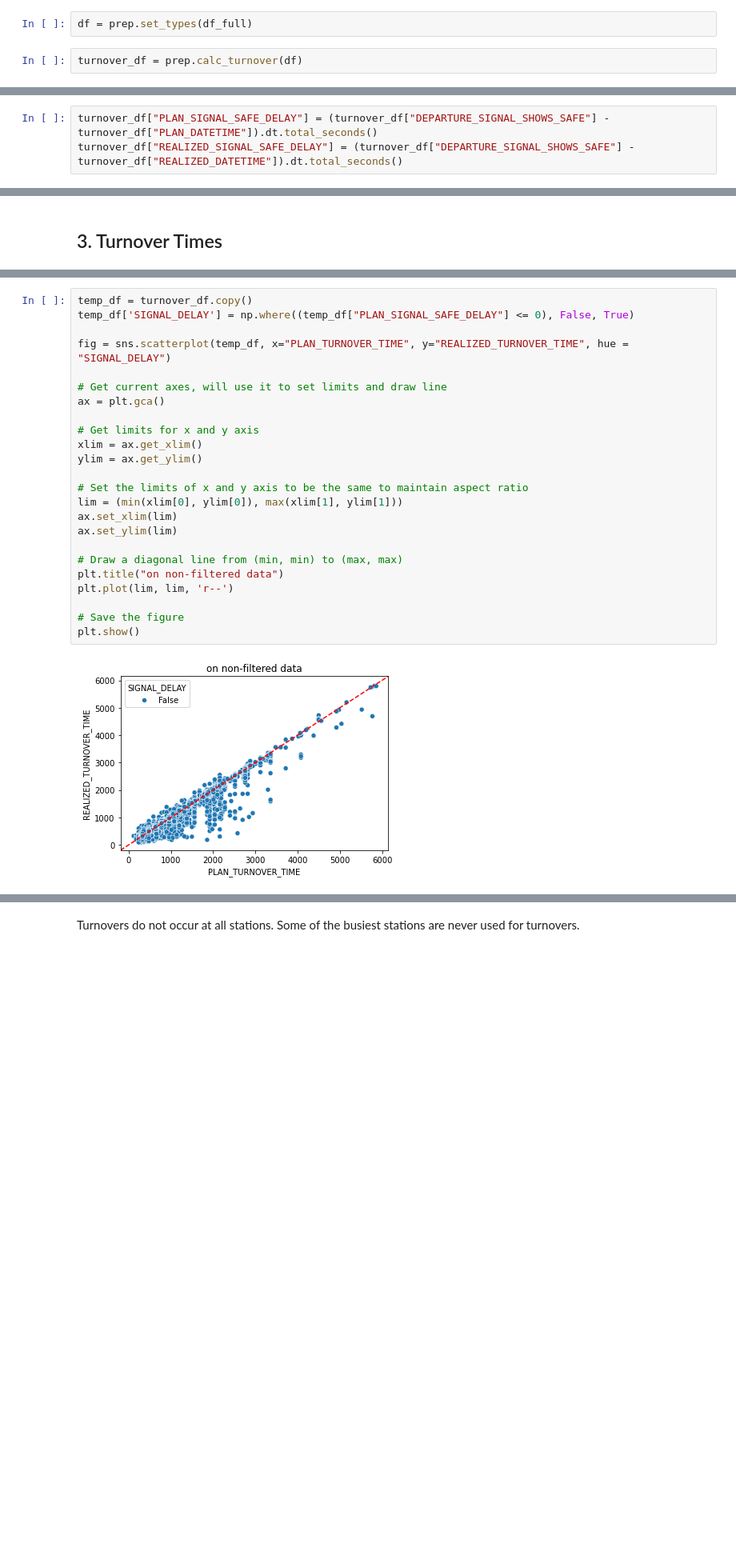
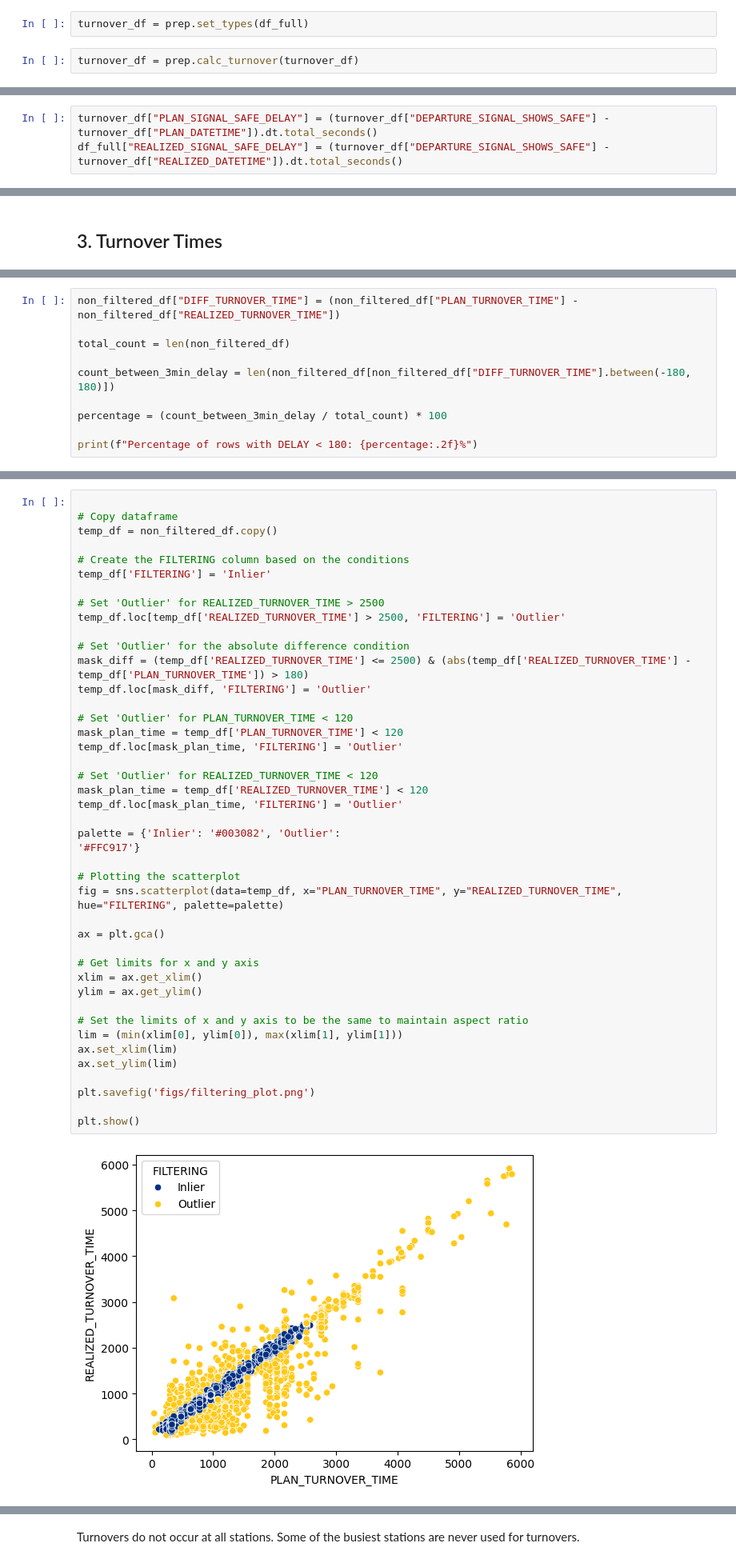
Before and after one commit to timrentenaar/NS_TURNOVER_TIMES, a Jupyter notebook: notebooks/Data_Exploration.ipynb, the cells around one changed output, grey strips where cells are left out. Shown at 80% size. Drawn from its saved outputs; the diff is of its cells as text; blank space fills up the shorter version.

```diff
--- a/notebooks/Data_Exploration.ipynb
+++ b/notebooks/Data_Exploration.ipynb
@@ -59,7 +31,7 @@ df_full.head()
 # %%
-df = prep.set_types(df_full)
+turnover_df = prep.set_types(df_full)
 # %%
-turnover_df = prep.calc_turnover(df)
+turnover_df = prep.calc_turnover(turnover_df)
 # %% [output]
 A value is trying to be set on a copy of a slice from a DataFrame.
 Try using .loc[row_indexer,col_indexer] = value instead
@@ -89,7 +61,7 @@ turnover_df = prep.remove_unnecessary_rows(turnover_df)
 Calculate signal safe delay:
 # %%
 turnover_df["PLAN_SIGNAL_SAFE_DELAY"] = (turnover_df["DEPARTURE_SIGNAL_SHOWS_SAFE"] - turnover_df["PLAN_DATETIME"]).dt.total_seconds()
-turnover_df["REALIZED_SIGNAL_SAFE_DELAY"] = (turnover_df["DEPARTURE_SIGNAL_SHOWS_SAFE"] - turnover_df["REALIZED_DATETIME"]).dt.total_seconds()
+df_full["REALIZED_SIGNAL_SAFE_DELAY"] = (turnover_df["DEPARTURE_SIGNAL_SHOWS_SAFE"] - turnover_df["REALIZED_DATETIME"]).dt.total_seconds()
 # %% [markdown]
 Transform `COMBINE`and `SPLIT` into binary values, removing NaN values in the proces:
 # %%
@@ -186,0 +173,10 @@ The largest delays occur because of a signal delay
+# %%
+non_filtered_df["DIFF_TURNOVER_TIME"] = (non_filtered_df["PLAN_TURNOVER_TIME"] - non_filtered_df["REALIZED_TURNOVER_TIME"])
+
+total_count = len(non_filtered_df)
+
+count_between_3min_delay = len(non_filtered_df[non_filtered_df["DIFF_TURNOVER_TIME"].between(-180, 180)])
+
+percentage = (count_between_3min_delay / total_count) * 100
+
+print(f"Percentage of rows with DELAY < 180: {percentage:.2f}%")
@@ -187,26 +185,45 @@ The largest delays occur because of a signal delay
 # %%
-temp_df = turnover_df.copy()
-temp_df['SIGNAL_DELAY'] = np.where((temp_df["PLAN_SIGNAL_SAFE_DELAY"] <= 0), False, True)
 
-fig = sns.scatterplot(temp_df, x="PLAN_TURNOVER_TIME", y="REALIZED_TURNOVER_TIME", hue = "SIGNAL_DELAY")
+# Copy dataframe
+temp_df = non_filtered_df.copy()
 
-# Get current axes, will use it to set limits and draw line
+# Create the FILTERING column based on the conditions
+temp_df['FILTERING'] = 'Inlier'
+
+# Set 'Outlier' for REALIZED_TURNOVER_TIME > 2500
+temp_df.loc[temp_df['REALIZED_TURNOVER_TIME'] > 2500, 'FILTERING'] = 'Outlier'
+
+# Set 'Outlier' for the absolute difference condition
+mask_diff = (temp_df['REALIZED_TURNOVER_TIME'] <= 2500) & (abs(temp_df['REALIZED_TURNOVER_TIME'] - temp_df['PLAN_TURNOVER_TIME']) > 180)
+temp_df.loc[mask_diff, 'FILTERING'] = 'Outlier'
+
+# Set 'Outlier' for PLAN_TURNOVER_TIME < 120
+mask_plan_time = temp_df['PLAN_TURNOVER_TIME'] < 120
+temp_df.loc[mask_plan_time, 'FILTERING'] = 'Outlier'
+
+# Set 'Outlier' for REALIZED_TURNOVER_TIME < 120
+mask_plan_time = temp_df['REALIZED_TURNOVER_TIME'] < 120
+temp_df.loc[mask_plan_time, 'FILTERING'] = 'Outlier'
+
+palette = {'Inlier': '#003082', 'Outlier':
+'#FFC917'}
+
+# Plotting the scatterplot
+fig = sns.scatterplot(data=temp_df, x="PLAN_TURNOVER_TIME", y="REALIZED_TURNOVER_TIME", hue="FILTERING", palette=palette)
+
 ax = plt.gca()
 
 # Get limits for x and y axis
 xlim = ax.get_xlim()
 ylim = ax.get_ylim()
 
 # Set the limits of x and y axis to be the same to maintain aspect ratio
 lim = (min(xlim[0], ylim[0]), max(xlim[1], ylim[1]))
 ax.set_xlim(lim)
 ax.set_ylim(lim)
 
-# Draw a diagonal line from (min, min) to (max, max)
-plt.title("on non-filtered data")
-plt.plot(lim, lim, 'r--')
+plt.savefig('figs/filtering_plot.png')
 
-# Save the figure
 plt.show()
 # %% [output]
-[figure, old version]
+[figure, new version]
```
Also changed, not shown: parts of 54 cells of this notebook.
